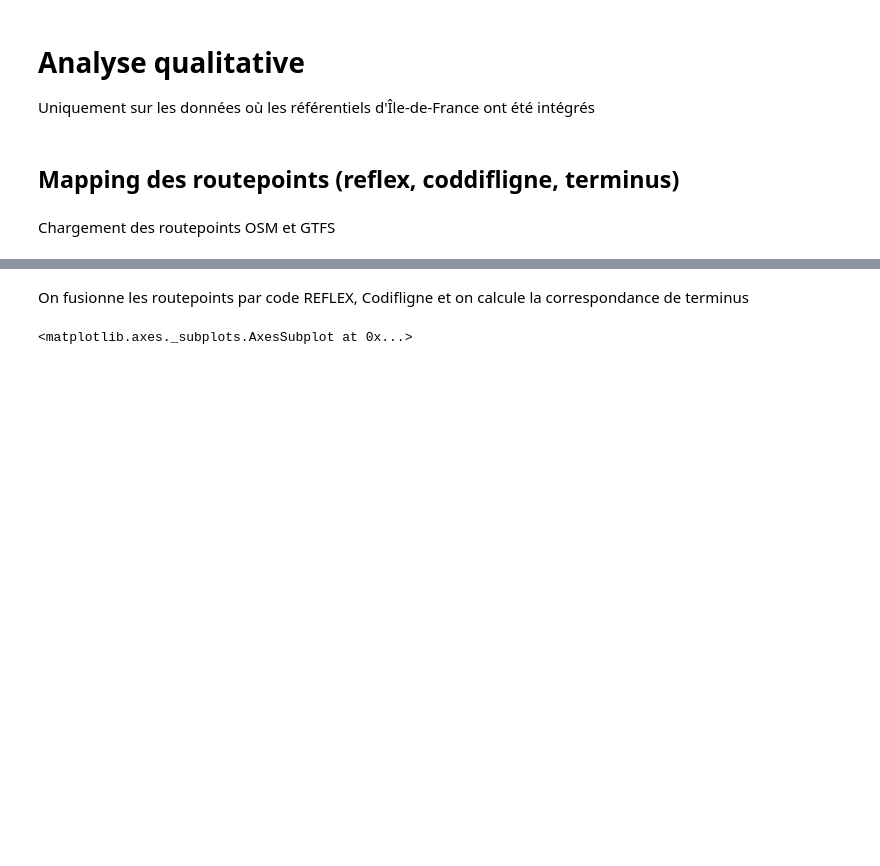
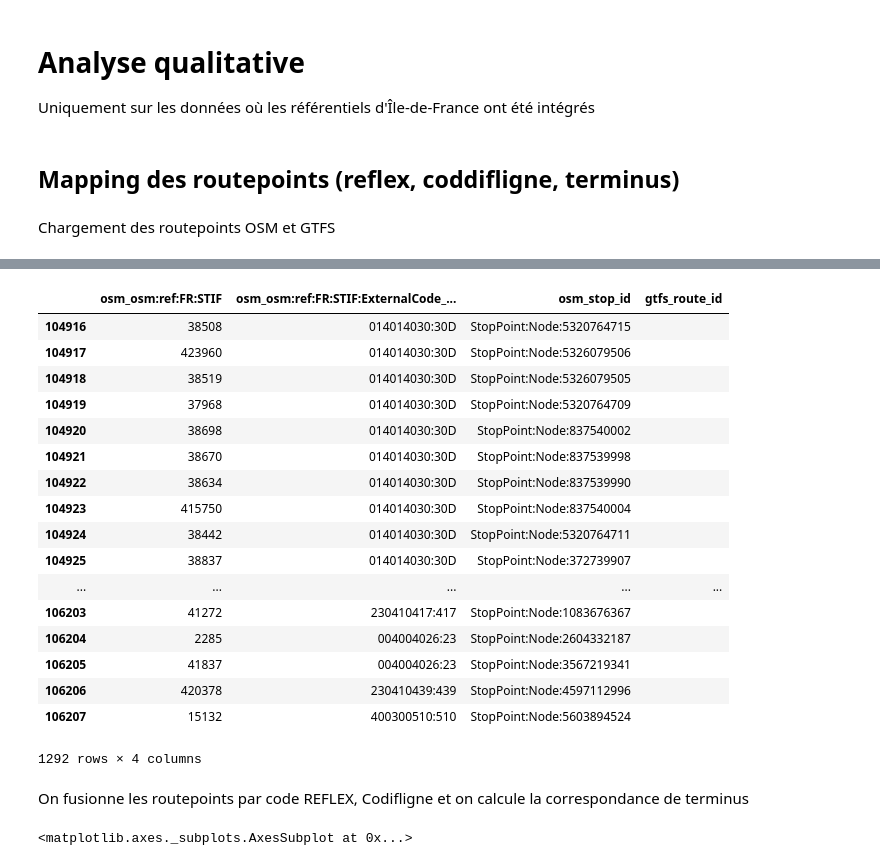
Before and after one commit to Jungle-Bus/ref-fr-STIF, a Jupyter notebook: audit_routepoints/idf_audit_quali.ipynb, the cells around one changed output, grey strips where cells are left out. Saved outputs shown, nothing was run; the diff lists cells and outputs as text; code cells hidden in the pictures; blank space fills up the shorter version.

```diff
--- a/audit_routepoints/idf_audit_quali.ipynb
+++ b/audit_routepoints/idf_audit_quali.ipynb
@@ -41,3 +41,37 @@ On a 11102 routepoints dans OSM et 103442 routepoints dans le GTFS
+# %%
+quali_gtfs_routepoints = gtfs_routepoints.copy().fillna("")
+quali_gtfs_routepoints = quali_gtfs_routepoints[quali_gtfs_routepoints['gtfs_ZDEr_ID_REF_A'] != '']
+
+#on fusionne sur les codes d'arrêts et les codes de lignes
+yofix_routepoints = quali_gtfs_routepoints.merge(
+                    quali_osm_routepoints, how='outer',
+                    right_on=["osm_osm:ref:FR:STIF", "osm_osm:ref:FR:STIF:ExternalCode_Line"],
+                    left_on=["gtfs_ZDEr_ID_REF_A", "gtfs_route_id"]
+               )
+yofix_routepoints.fillna("", inplace=True)
+
+tt = yofix_routepoints[yofix_routepoints['gtfs_route_id'] == '']
+tt[["osm_osm:ref:FR:STIF", "osm_osm:ref:FR:STIF:ExternalCode_Line", "osm_stop_id", "gtfs_route_id"]]
+# détecter au préalable les pb de codes de lignes ?
+# %% [output]
+|  | osm_osm:ref:FR:STIF | osm_osm:ref:FR:STIF:ExternalCode_... | osm_stop_id | gtfs_route_id |
+| 104916 | 38508 | 014014030:30D | StopPoint:Node:5320764715 |  |
+| 104917 | 423960 | 014014030:30D | StopPoint:Node:5326079506 |  |
+| 104918 | 38519 | 014014030:30D | StopPoint:Node:5326079505 |  |
+| 104919 | 37968 | 014014030:30D | StopPoint:Node:5320764709 |  |
+| 104920 | 38698 | 014014030:30D | StopPoint:Node:837540002 |  |
+| 104921 | 38670 | 014014030:30D | StopPoint:Node:837539998 |  |
+| 104922 | 38634 | 014014030:30D | StopPoint:Node:837539990 |  |
+| 104923 | 415750 | 014014030:30D | StopPoint:Node:837540004 |  |
+| 104924 | 38442 | 014014030:30D | StopPoint:Node:5320764711 |  |
+| 104925 | 38837 | 014014030:30D | StopPoint:Node:372739907 |  |
+| ... | ... | ... | ... | ... |
+| 106203 | 41272 | 230410417:417 | StopPoint:Node:1083676367 |  |
+| 106204 | 2285 | 004004026:23 | StopPoint:Node:2604332187 |  |
+| 106205 | 41837 | 004004026:23 | StopPoint:Node:3567219341 |  |
+| 106206 | 420378 | 230410439:439 | StopPoint:Node:4597112996 |  |
+| 106207 | 15132 | 400300510:510 | StopPoint:Node:5603894524 |  |
+1292 rows × 4 columns
 # %% [markdown]
 On fusionne les routepoints par code REFLEX, Codifligne et on calcule la correspondance de terminus
 # %%
```
Also changed, not shown: parts of 14 cells of this notebook, 9 other files.
